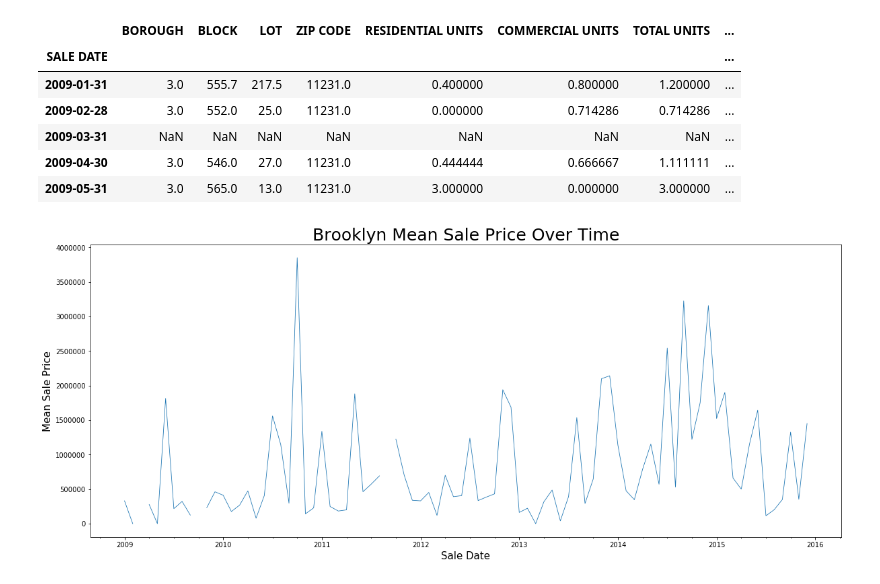
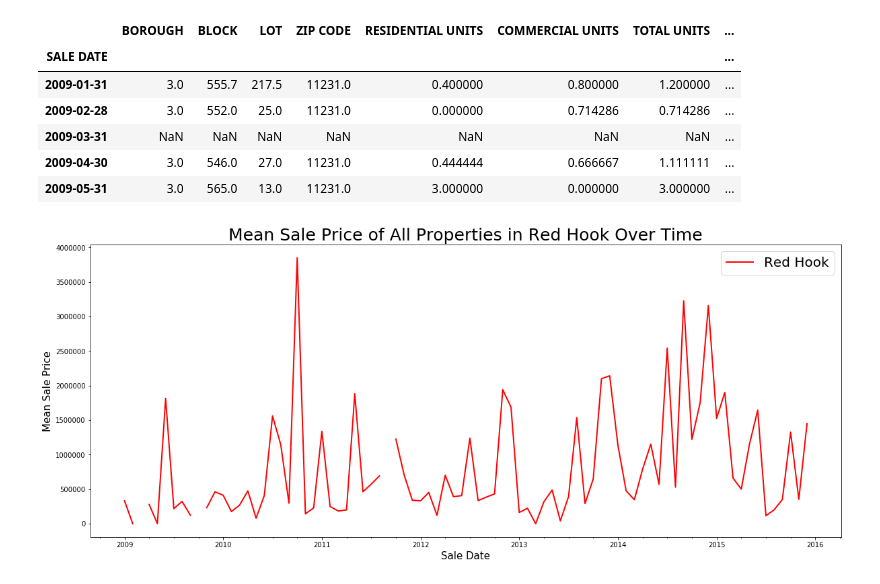
Before and after one commit to akash-y/digitalceqr, a Jupyter notebook: CHAPTER 21 - CHARACTER/prop_vals.ipynb, the cells around one changed output. Saved outputs shown, nothing was run; the diff lists cells and outputs as text; code cells hidden in the pictures.

Commit message:
updating sales notebook

```diff
--- a/CHAPTER 21 - CHARACTER/prop_vals.ipynb
+++ b/CHAPTER 21 - CHARACTER/prop_vals.ipynb
@@ -160,7 +168,7 @@ To dos:
 * Figure out how they labeled sales as belonging to Red Hook or not
 * Is there a better way to do this? Maybe get a list of all block and lot numbers that fall within Red Hook/our target study area? Then we could check the sales listed in this dataset against that list.
 # %%
-rh_groups = bk_groups[bk_groups['NEIGHBORHOOD']=='RED HOOK']
-rh_groups.head()
+rh_df = bk_df[bk_df['NEIGHBORHOOD'] == 'RED HOOK']
+rh_df.head()
 # %% [output]
 |  | BOROUGH | NEIGHBORHOOD | BUILDING CLASS CATEGORY | TAX CLASS AT PRESENT | BLOCK | LOT | EASE-MENT | ... |
@@ -173,3 +181,5 @@ rh_groups.head()
+# %%
+rh_groups = rh_df.set_index('SALE DATE')
 # %%
 """
 Grouping all Red Hook sales by the month of the sale date and taking the mean of each column (including
@@ -188,10 +198,11 @@ rh_monthly_means.head()
 # %%
 # Mean sale price of all buildings in Brooklyn
 f, ax = plt.subplots(figsize=(20,8))
-rh_monthly_means['SALE PRICE'].plot(alpha=1,linewidth=0.8,ax=ax)
-plt.title("Brooklyn Mean Sale Price Over Time", fontsize=25)
+rh_monthly_means['SALE PRICE'].plot(alpha=1,linewidth=2,ax=ax,c='r',label='Red Hook')
+plt.title("Mean Sale Price of All Properties in Red Hook Over Time", fontsize=25)
 plt.xlabel("Sale Date", fontsize=15)
 plt.ylabel("Mean Sale Price", fontsize=15)
+plt.legend(prop={'size': 20})
 plt.show()
 # %% [output]
-[figure, old version]
+[figure, new version]
```
Also changed, not shown: parts of 21 cells of this notebook.
